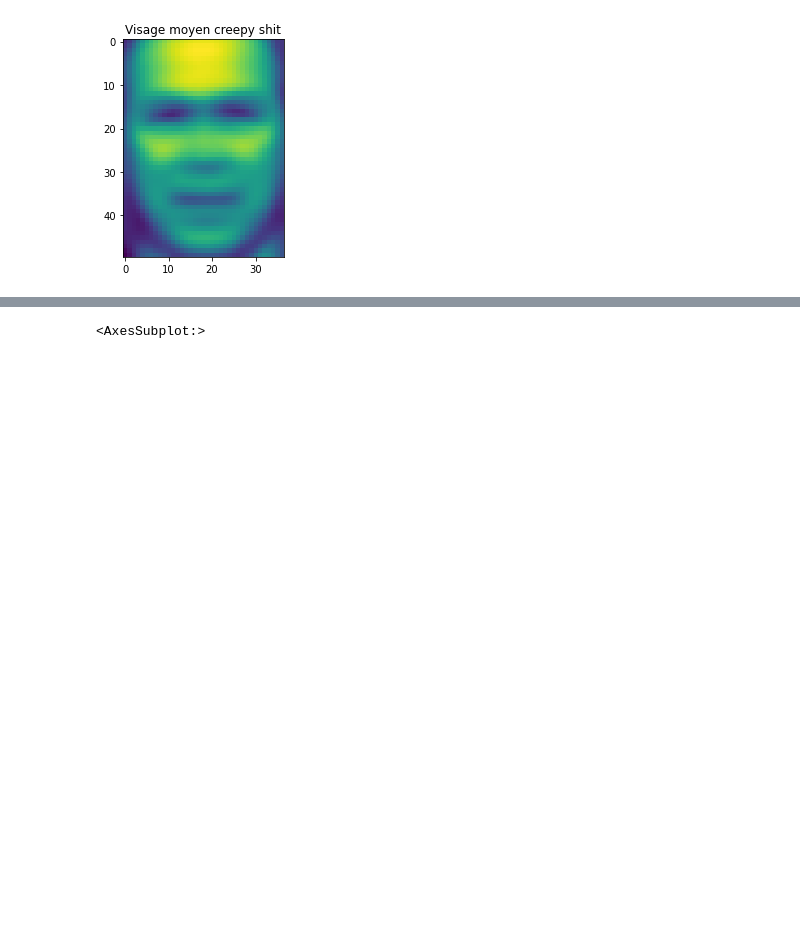
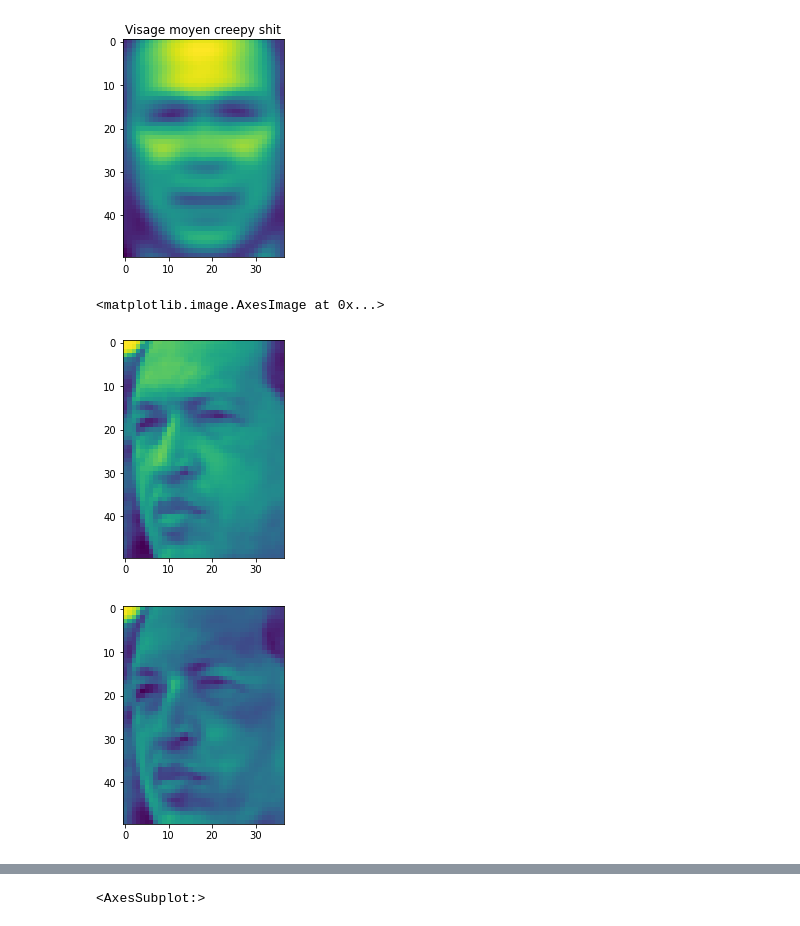
Before and after one commit to ahmedbrh/PCA-eigenFaces, a Jupyter notebook: EigenFace.ipynb, the cells around one changed output, grey strips where cells are left out. Cells and saved outputs as stored; diff of their text form; code cells hidden in the pictures; blank space fills up the shorter version.

```diff
--- a/EigenFace.ipynb
+++ b/EigenFace.ipynb
@@ -33,8 +33,16 @@ Text(0.5, 1.0, 'Visage moyen creepy shit')
 [figure]
 # %%
 # On soustrait à chaque image la moyenne, afin d'avoir uniquement les informations qui caractérisent chaque image
+plt.figure()
+plt.imshow(X[0].reshape((h,w)))
 for i in range(len(X)):
-    X[i] = np.subtract(X[i],visageMoyen)
+    X[i]-=visageMoyen
+plt.figure()
+plt.imshow(X[0].reshape((h,w)))
+# %% [output]
+<matplotlib.image.AxesImage at 0x...>
+[figure, added]
+[figure, added]
 # %%
 # Desormais on calcule la matrice de covariance A dont les colonnes sont les images, et les lignes sont les coordonnées
 # On possède une dataSet de 1228 images
```
Also changed, not shown: parts of 8 cells of this notebook.
